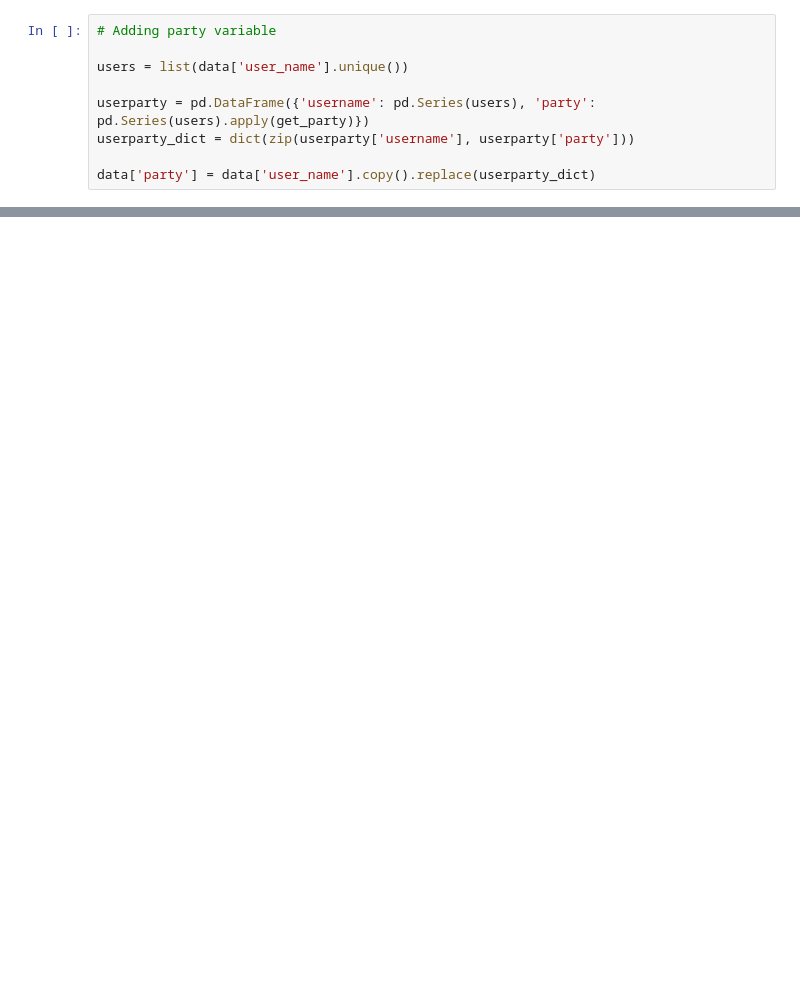
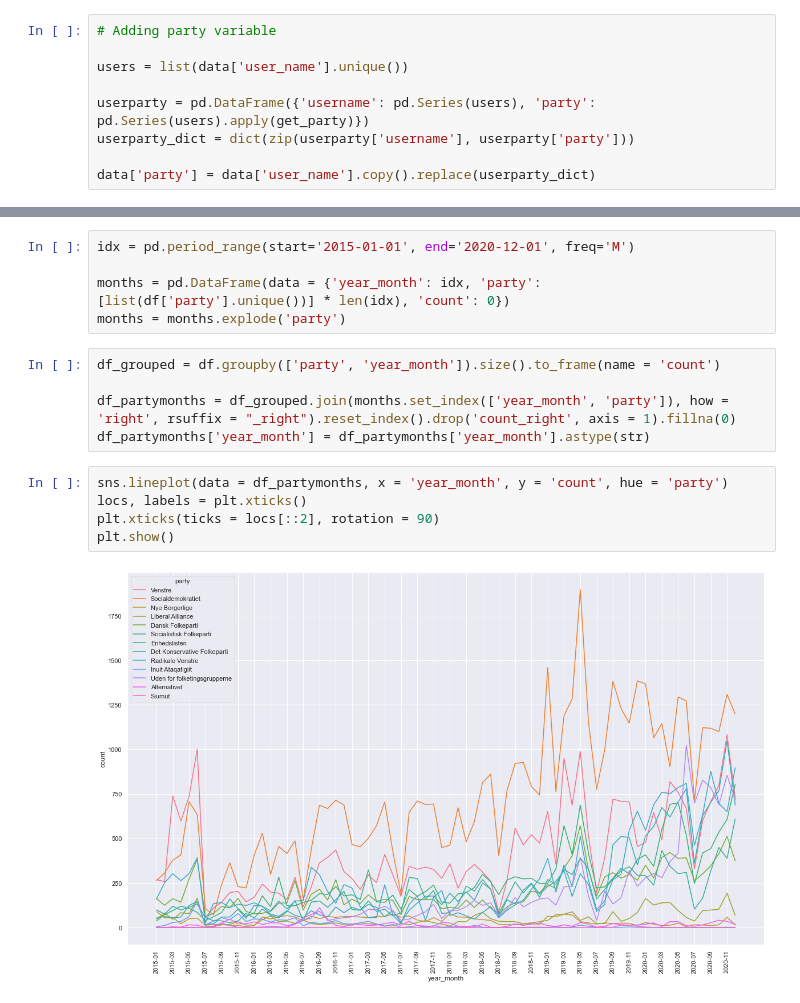
Before and after one commit to CALDISS-AAU/project_pol-media-use, a Jupyter notebook: notebooks/analyze/climate-talk.ipynb, the cells around one changed output, grey strips where cells are left out. Saved outputs shown, nothing was run; the diff lists cells and outputs as text; blank space fills up the shorter version.

```diff
--- a/notebooks/analyze/climate-talk.ipynb
+++ b/notebooks/analyze/climate-talk.ipynb
@@ -155,0 +161,17 @@ plt.show()
+# %%
+idx = pd.period_range(start='2015-01-01', end='2020-12-01', freq='M')
+
+months = pd.DataFrame(data = {'year_month': idx, 'party': [list(df['party'].unique())] * len(idx), 'count': 0})
+months = months.explode('party')
+# %%
+df_grouped = df.groupby(['party', 'year_month']).size().to_frame(name = 'count')
+
+df_partymonths = df_grouped.join(months.set_index(['year_month', 'party']), how = 'right', rsuffix = "_right").reset_index().drop('count_right', axis = 1).fillna(0)
+df_partymonths['year_month'] = df_partymonths['year_month'].astype(str)
+# %%
+sns.lineplot(data = df_partymonths, x = 'year_month', y = 'count', hue = 'party')
+locs, labels = plt.xticks()
+plt.xticks(ticks = locs[::2], rotation = 90)
+plt.show()
+# %% [output]
+[figure, added]
```
Also changed, not shown: parts of 36 cells of this notebook, 3 other files.
